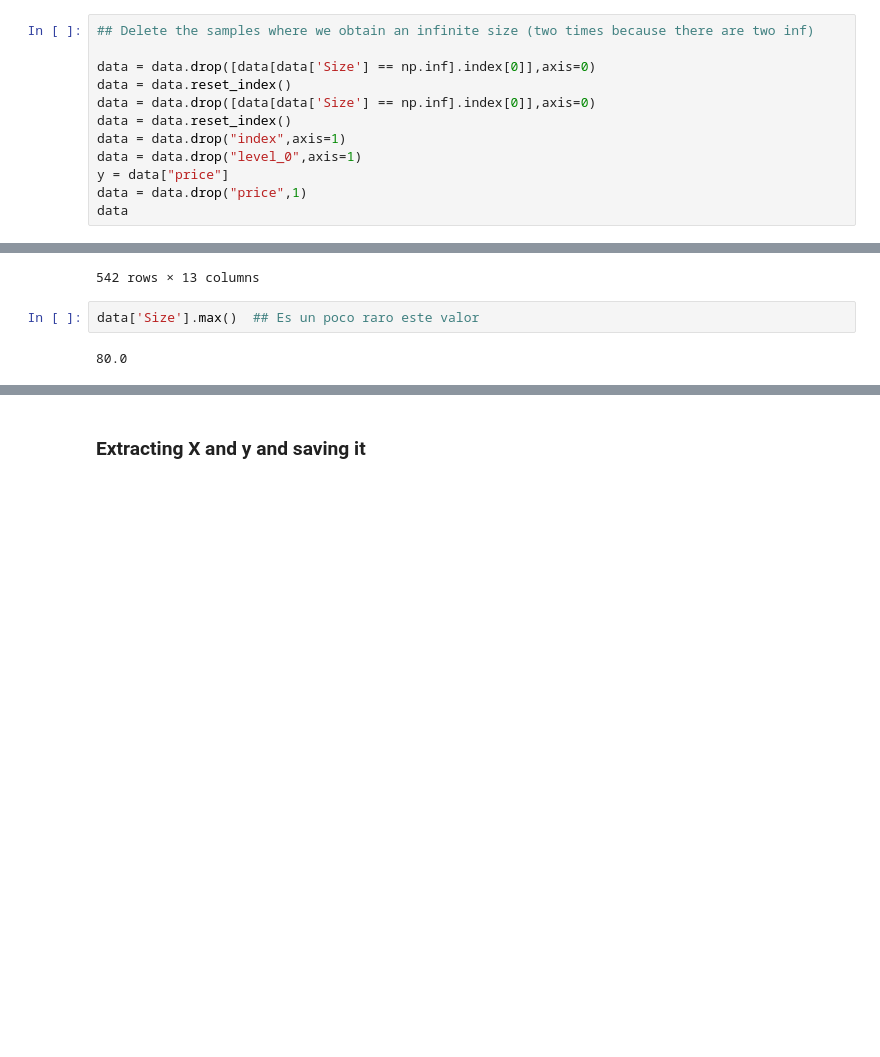
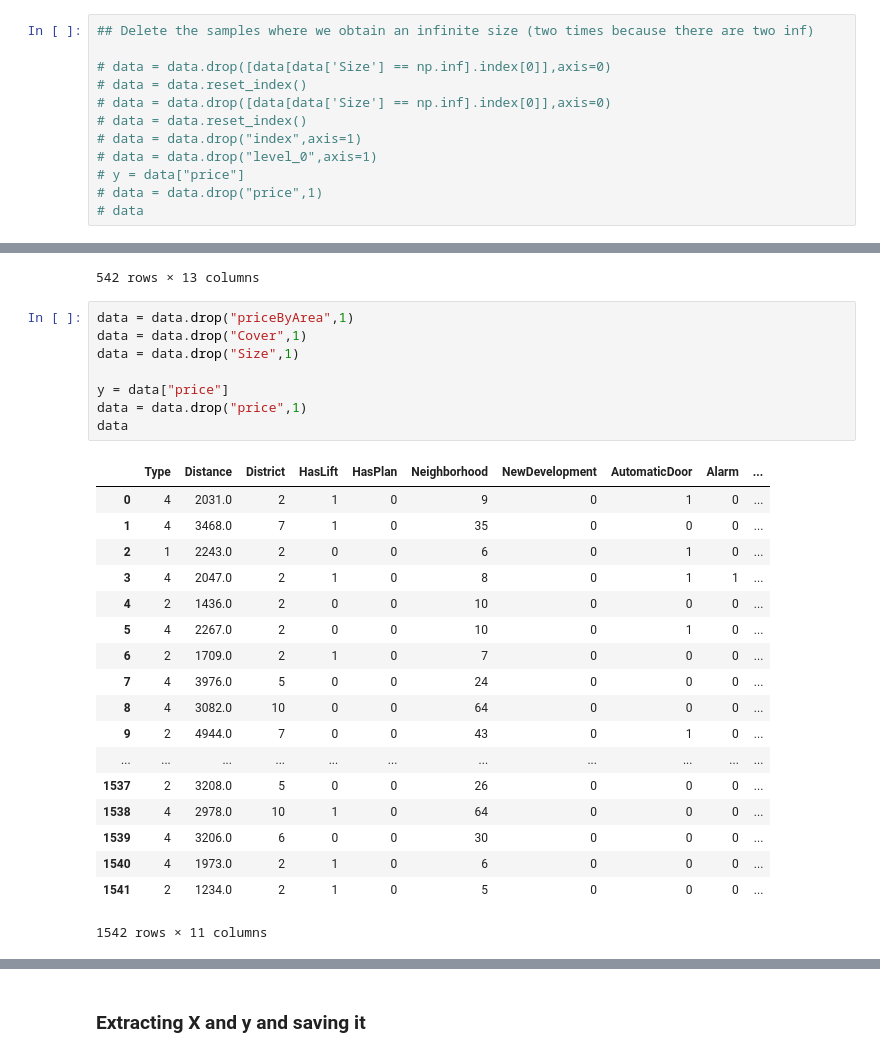
Before and after one commit to ADS2018UB/iDEALParking, a Jupyter notebook: ideal_parking/Analytics_data/ETL.ipynb, the cells around one changed output, grey strips where cells are left out. Cells and saved outputs as stored; diff of their text form; blank space fills up the shorter version.

```diff
--- a/ideal_parking/Analytics_data/ETL.ipynb
+++ b/ideal_parking/Analytics_data/ETL.ipynb
@@ -464,15 +547,15 @@ data
 # %%
 ## Delete the samples where we obtain an infinite size (two times because there are two inf)
 
-data = data.drop([data[data['Size'] == np.inf].index[0]],axis=0)
-data = data.reset_index()
-data = data.drop([data[data['Size'] == np.inf].index[0]],axis=0)
-data = data.reset_index()
-data = data.drop("index",axis=1)
-data = data.drop("level_0",axis=1)
-y = data["price"]
-data = data.drop("price",1)
-data
+# data = data.drop([data[data['Size'] == np.inf].index[0]],axis=0)
+# data = data.reset_index()
+# data = data.drop([data[data['Size'] == np.inf].index[0]],axis=0)
+# data = data.reset_index()
+# data = data.drop("index",axis=1)
+# data = data.drop("level_0",axis=1)
+# y = data["price"]
+# data = data.drop("price",1)
+# data
 # %% [output]
 |  | Type | Distance | District | HasLift | HasPlan | Neighborhood | NewDevelopment | Cover | AutomaticDoor | ... |
 | 0 | 4 | 2031.0 | 2 | 1 | 0 | 9 | 0 | 1 | 1 | ... |
@@ -492,10 +575,33 @@ data
 | 540 | 4 | 941.0 | 2 | 1 | 0 | 10 | 0 | 0 | 1 | ... |
 | 541 | 3 | 4992.0 | 7 | 1 | 0 | 43 | 0 | 0 | 0 | ... |
 542 rows × 13 columns
-# %%
-data['Size'].max()  ## Es un poco raro este valor
-# %% [output]
-80.0
+# %%
+data = data.drop("priceByArea",1)
+data = data.drop("Cover",1)
+data = data.drop("Size",1)
+
+y = data["price"]
+data = data.drop("price",1)
+data
+# %% [output]
+|  | Type | Distance | District | HasLift | HasPlan | Neighborhood | NewDevelopment | AutomaticDoor | Alarm | ... |
+| 0 | 4 | 2031.0 | 2 | 1 | 0 | 9 | 0 | 1 | 0 | ... |
+| 1 | 4 | 3468.0 | 7 | 1 | 0 | 35 | 0 | 0 | 0 | ... |
+| 2 | 1 | 2243.0 | 2 | 0 | 0 | 6 | 0 | 1 | 0 | ... |
+| 3 | 4 | 2047.0 | 2 | 1 | 0 | 8 | 0 | 1 | 1 | ... |
+| 4 | 2 | 1436.0 | 2 | 0 | 0 | 10 | 0 | 0 | 0 | ... |
+| 5 | 4 | 2267.0 | 2 | 0 | 0 | 10 | 0 | 1 | 0 | ... |
+| 6 | 2 | 1709.0 | 2 | 1 | 0 | 7 | 0 | 0 | 0 | ... |
+| 7 | 4 | 3976.0 | 5 | 0 | 0 | 24 | 0 | 0 | 0 | ... |
+| 8 | 4 | 3082.0 | 10 | 0 | 0 | 64 | 0 | 0 | 0 | ... |
+| 9 | 2 | 4944.0 | 7 | 0 | 0 | 43 | 0 | 1 | 0 | ... |
+| ... | ... | ... | ... | ... | ... | ... | ... | ... | ... | ... |
+| 1537 | 2 | 3208.0 | 5 | 0 | 0 | 26 | 0 | 0 | 0 | ... |
+| 1538 | 4 | 2978.0 | 10 | 1 | 0 | 64 | 0 | 0 | 0 | ... |
+| 1539 | 4 | 3206.0 | 6 | 0 | 0 | 30 | 0 | 0 | 0 | ... |
+| 1540 | 4 | 1973.0 | 2 | 1 | 0 | 6 | 0 | 0 | 0 | ... |
+| 1541 | 2 | 1234.0 | 2 | 1 | 0 | 5 | 0 | 0 | 0 | ... |
+1542 rows × 11 columns
 # %%
 def correlation_matrix(df):
     from matplotlib import cm as cm
```
Also changed, not shown: parts of 14 cells of this notebook.
